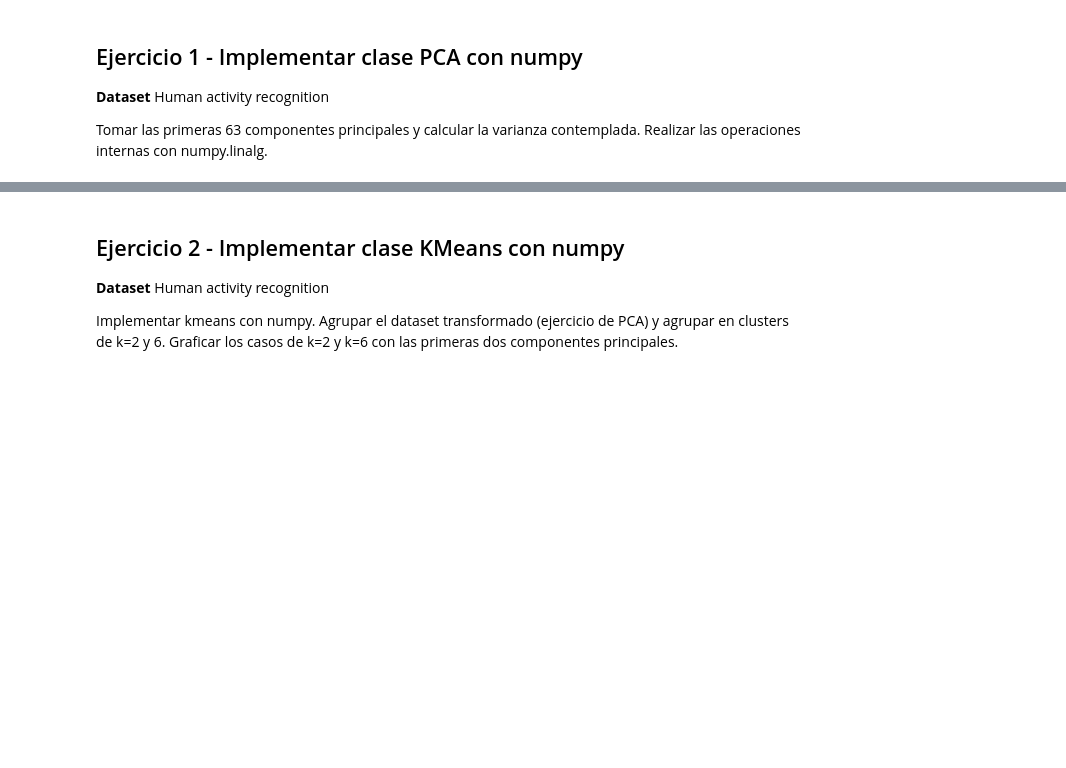
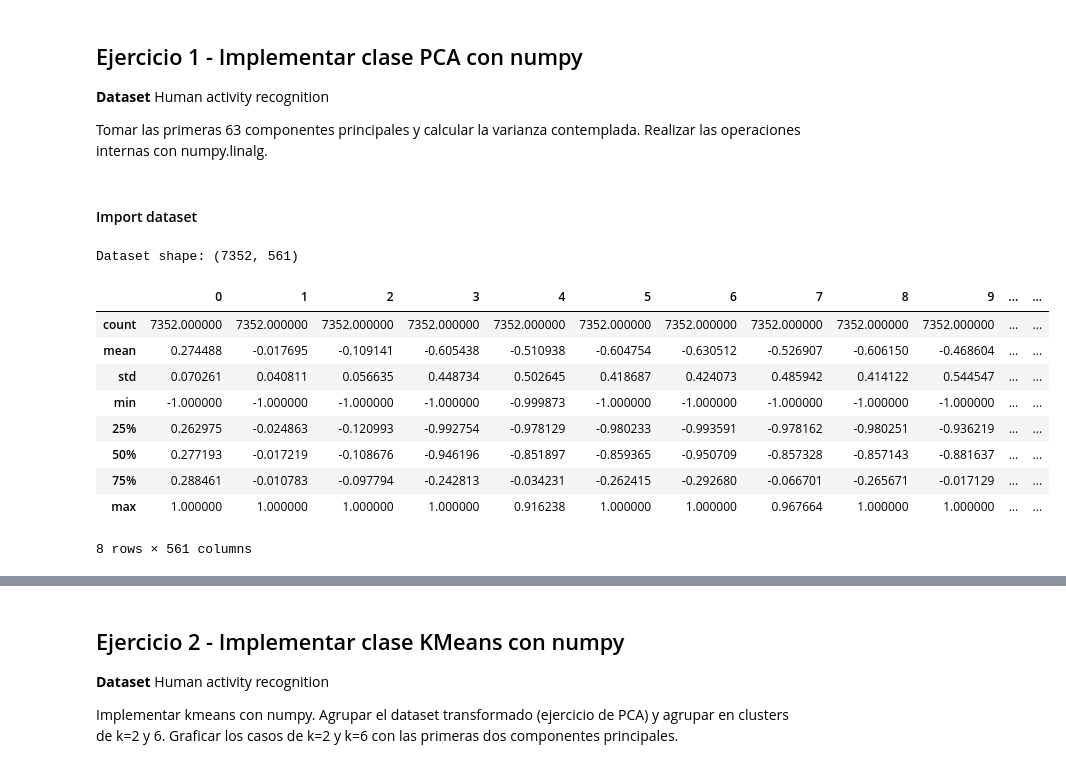
Before and after one commit to mbrito96/CEIA, a Jupyter notebook: X1_IntroAI/TP1/Trabajo_Practico_1.ipynb, the cells around one changed output, grey strips where cells are left out. Cells and saved outputs as stored; diff of their text form; code cells hidden in the pictures; blank space fills up the shorter version.

```diff
--- a/X1_IntroAI/TP1/Trabajo_Practico_1.ipynb
+++ b/X1_IntroAI/TP1/Trabajo_Practico_1.ipynb
@@ -23,0 +22,45 @@ Tomar las primeras 63 componentes principales y calcular la varianza contemplada
+# %% [markdown]
+#### Import dataset
+# %%
+import numpy as np
+import pandas as pd
+import os
+
+%matplotlib inline
+from matplotlib import pyplot as plt
+plt.rcParams['figure.figsize'] = (12, 9)
+plt.rcParams['font.family'] = 'DejaVu Sans'
+plt.rcParams['lines.color'] = 'r'
+plt.style.use(['dark_background'])
+
+
+PATH_DATASET = "./UCI HAR Dataset/train"
+x_train = np.loadtxt(os.path.join(PATH_DATASET, "X_train.txt"))
+y_train = np.loadtxt(os.path.join(PATH_DATASET, "y_train.txt")).astype(int)
+
+print('Dataset shape: ' + str(x_train.shape))
+plot = False
+if plot:
+    df = pd.DataFrame(data=x_train)
+    plt.plot(np.mean(df), lw=2)
+    plt.title('Mean')
+    plt.show()
+    plt.plot(np.var(df), lw=2)
+    plt.title('Variance')
+    plt.show()
+    plt.plot(np.cumsum(np.var(df)), lw=2)
+    plt.title('Cummulative Variance')
+    plt.show()
+    df.describe()
+# %% [output]
+Dataset shape: (7352, 561)
+|  | 0 | 1 | 2 | 3 | 4 | 5 | 6 | 7 | 8 | 9 | ... | ... |
+| count | 7352.000000 | 7352.000000 | 7352.000000 | 7352.000000 | 7352.000000 | 7352.000000 | 7352.000000 | 7352.000000 | 7352.000000 | 7352.000000 | ... | ... |
+| mean | 0.274488 | -0.017695 | -0.109141 | -0.605438 | -0.510938 | -0.604754 | -0.630512 | -0.526907 | -0.606150 | -0.468604 | ... | ... |
+| std | 0.070261 | 0.040811 | 0.056635 | 0.448734 | 0.502645 | 0.418687 | 0.424073 | 0.485942 | 0.414122 | 0.544547 | ... | ... |
+| min | -1.000000 | -1.000000 | -1.000000 | -1.000000 | -0.999873 | -1.000000 | -1.000000 | -1.000000 | -1.000000 | -1.000000 | ... | ... |
+| 25% | 0.262975 | -0.024863 | -0.120993 | -0.992754 | -0.978129 | -0.980233 | -0.993591 | -0.978162 | -0.980251 | -0.936219 | ... | ... |
+| 50% | 0.277193 | -0.017219 | -0.108676 | -0.946196 | -0.851897 | -0.859365 | -0.950709 | -0.857328 | -0.857143 | -0.881637 | ... | ... |
+| 75% | 0.288461 | -0.010783 | -0.097794 | -0.242813 | -0.034231 | -0.262415 | -0.292680 | -0.066701 | -0.265671 | -0.017129 | ... | ... |
+| max | 1.000000 | 1.000000 | 1.000000 | 1.000000 | 0.916238 | 1.000000 | 1.000000 | 0.967664 | 1.000000 | 1.000000 | ... | ... |
+8 rows × 561 columns
```
Also changed, not shown: parts of 7 cells of this notebook, 29 other files.
